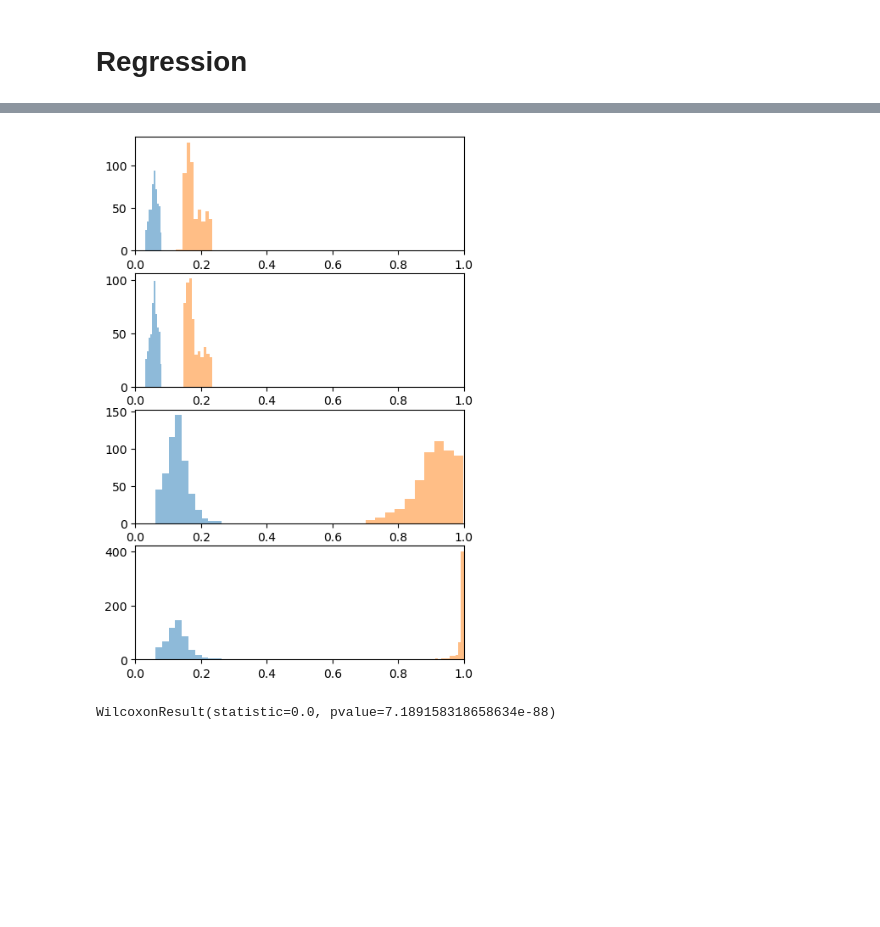
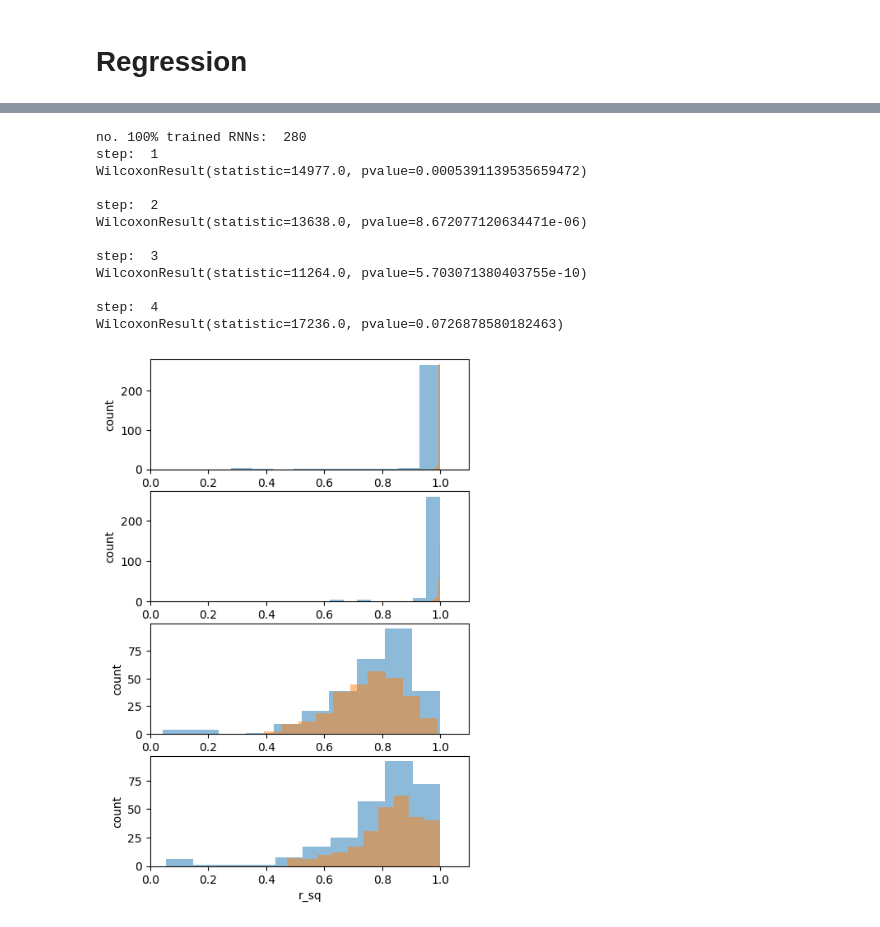
Before and after one commit to aranas/compositional_learning, a Jupyter notebook: _RNN_querymark/RDM_regression.ipynb, the cells around one changed output, grey strips where cells are left out. Drawn from its saved outputs; the diff is of its cells as text; code cells hidden in the pictures; blank space fills up the shorter version.

```diff
--- a/_RNN_querymark/RDM_regression.ipynb
+++ b/_RNN_querymark/RDM_regression.ipynb
@@ -181,11 +181,6 @@ def get_reps(model, testdata, hidden_size):
             trials.append(str(onehot2seq(x)))
 
     return hiddens, trials
-# %%
-save_dir = '../results/representation_analysis/other/'
-
-with open(save_dir+'res_other', 'rb') as f:
-    res1 = pickle.load(f)
 # %%
 ops = '+'
 
@@ -275,16 +317,3 @@ no. 100% trained RNNs:  526
 # Regression
 # %%
 from sklearn.linear_model import LinearRegression
-# %%
-def regress_RDM_abs(s, dms):
-    rs = []
-    for i, cd in enumerate(ft_cue_dicts):
-        curr_tests = change_dict(testseqs, ft_cue_dicts[i])
-        truth_outs = [t[-1] for t in curr_tests]
-        truth_RDM = abs(np.array([truth_outs]*16) - np.array([truth_outs]*16).T)
-        x = dms[s][i].reshape(-1,1)
-        y = truth_RDM.reshape(16*16)
-        model = LinearRegression().fit(x, y)
-        r_sq = model.score(x, y)
-        rs.append(r_sq)
-    return rs
@@ -291,15 +650,41 @@ def regress_RDM_abs(s, dms):
 # %%
+# balanced
+
+full_rdmats = calculate_RDMs(res3)
+dms = full_rdmats['rdms']
+dms_p = full_rdmats['rdms_p']
+ft_cue_dicts =  full_rdmats['ft_cue_dicts']
+
+
 plt.rcParams["figure.figsize"] = (5,8)
 fig, ax = plt.subplots(4,1)
 for s in range(4):
-    rs = regress_RDM_abs(s, dms)
-    rs_p = regress_RDM_abs(s, dms_p)
-    ax[s].hist(rs, alpha=0.5)
-    ax[s].hist(rs_p, alpha=0.5)
-    ax[s].set_xlim(0,1)
+    if s <= 1:
+        rs = regress_RDM_abs_init(s, dms, ft_cue_dicts, ranked=True)
+        rs_p = regress_RDM_abs_init(s, dms_p, ft_cue_dicts, ranked=True)
+    else:
+        rs = regress_RDM_abs(s, dms, ft_cue_dicts, ranked=True)
+        rs_p = regress_RDM_abs(s, dms_p, ft_cue_dicts, ranked=True)
+    print('step: ', s+1)
+    print(scipy.stats.wilcoxon(rs, rs_p, zero_method = 'wilcox'), '\n')
+    ax[s].hist(rs, alpha=0.5, label = 'no primitives')
+    ax[s].hist(rs_p, alpha=0.5, label = 'with primitives')
+    ax[s].set_xlim(0,1.1)
+    ax[s].set_ylabel('count')
+ax[-1].set_xlabel('r_sq')
+handles, labels = plt.gca().get_legend_handles_labels()
+by_label = dict(zip(labels, handles))
 # %% [output]
+no. 100% trained RNNs:  280
+step:  1
+WilcoxonResult(statistic=14977.0, pvalue=0.0005391139535659472)
+
+step:  2
+WilcoxonResult(statistic=13638.0, pvalue=8.672077120634471e-06)
+
+step:  3
+WilcoxonResult(statistic=11264.0, pvalue=5.703071380403755e-10)
+
+step:  4
+WilcoxonResult(statistic=17236.0, pvalue=0.0726878580182463)
-[figure, old version]
+[figure, new version]
-# %%
-scipy.stats.wilcoxon(rs, rs_p, zero_method = 'wilcox')
-# %% [output]
-WilcoxonResult(statistic=0.0, pvalue=7.189158318658634e-88)
```
Also changed, not shown: parts of 19 cells of this notebook, 9 other files.
